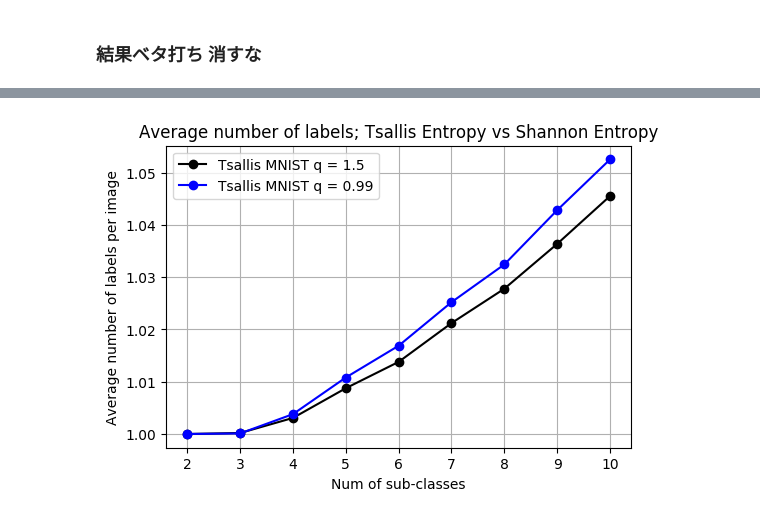
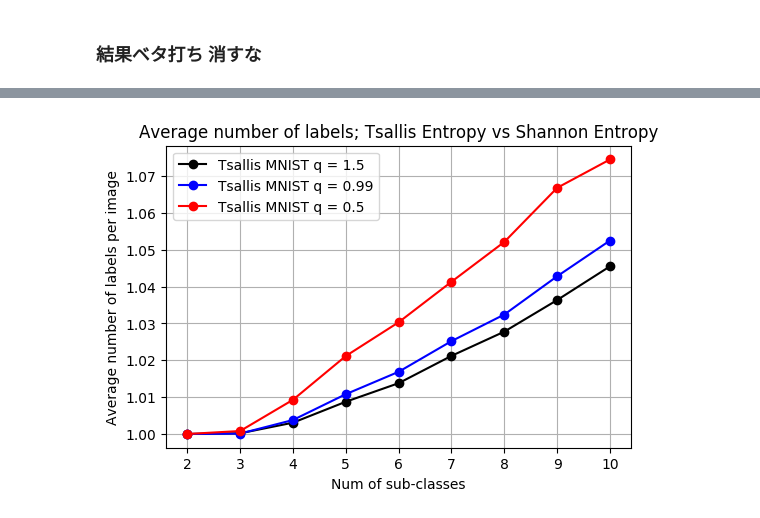
Before and after one commit to 1W1521375/entropy_labelling, a Jupyter notebook: final_experiments/looped-subclasses_tsallis.ipynb, the cells around one changed output, grey strips where cells are left out. Cells and saved outputs as stored; diff of their text form; code cells hidden in the pictures.

```diff
--- a/final_experiments/looped-subclasses_tsallis.ipynb
+++ b/final_experiments/looped-subclasses_tsallis.ipynb
@@ -427,12 +427,12 @@ plt.grid(True)
 # %%
 plt.figure(dpi = 100)
 plt.title("Average number of labels; Tsallis Entropy vs Shannon Entropy")
 plt.plot([i for i in range(2, 11)], lnum_mnist1, marker = "o", color = "k", label = "Tsallis MNIST q = 1.5")
 plt.plot([i for i in range(2, 11)], lnum_mnist2, marker = "o", color = "b", label = "Tsallis MNIST q = 0.99")
-# plt.plot([i for i in range(2, 11)], lnum_mnist3, marker = "o", color = "r", label = "Tsallis MNIST q = 0.5")
+plt.plot([i for i in range(2, 11)], lnum_mnist3, marker = "o", color = "r", label = "Tsallis MNIST q = 0.5")
 plt.xlabel("Num of sub-classes")
 plt.ylabel("Average number of labels per image")
 plt.legend(loc = "best")
 plt.grid(True)
 # %% [output]
-[figure, old version]
+[figure, new version]
```
Also changed, not shown: parts of 4 cells of this notebook.
